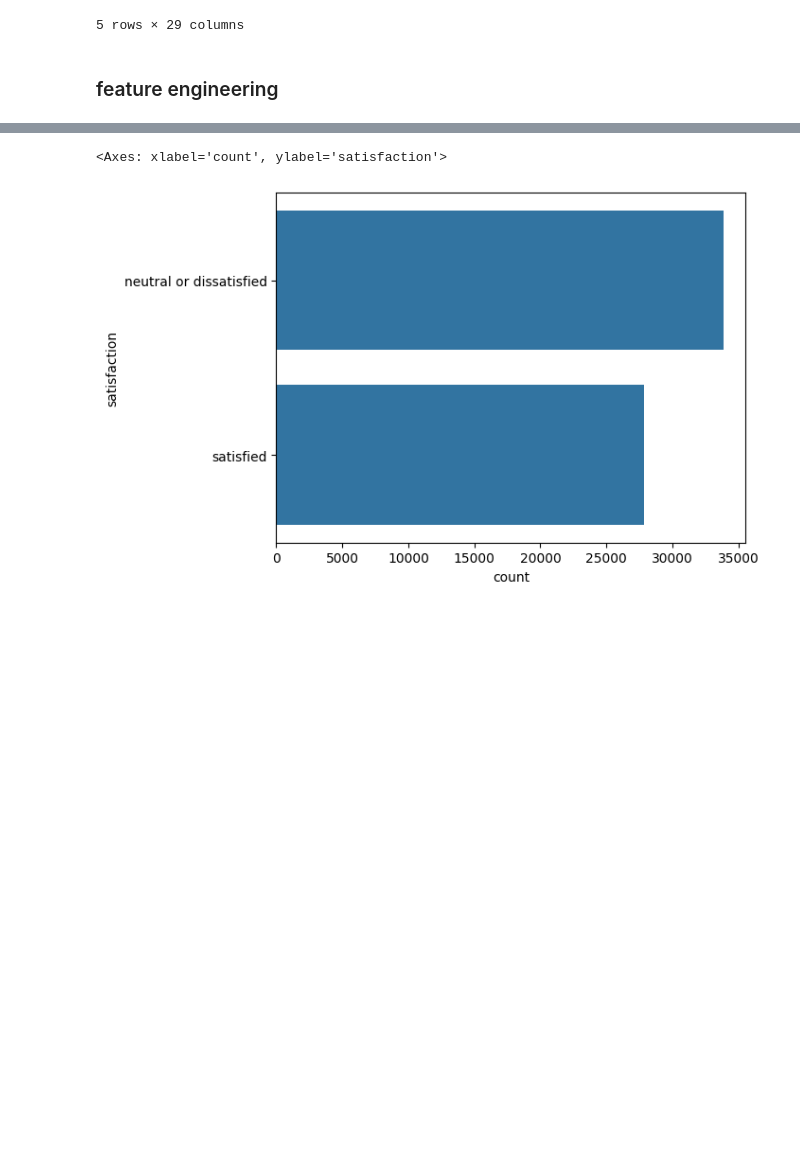
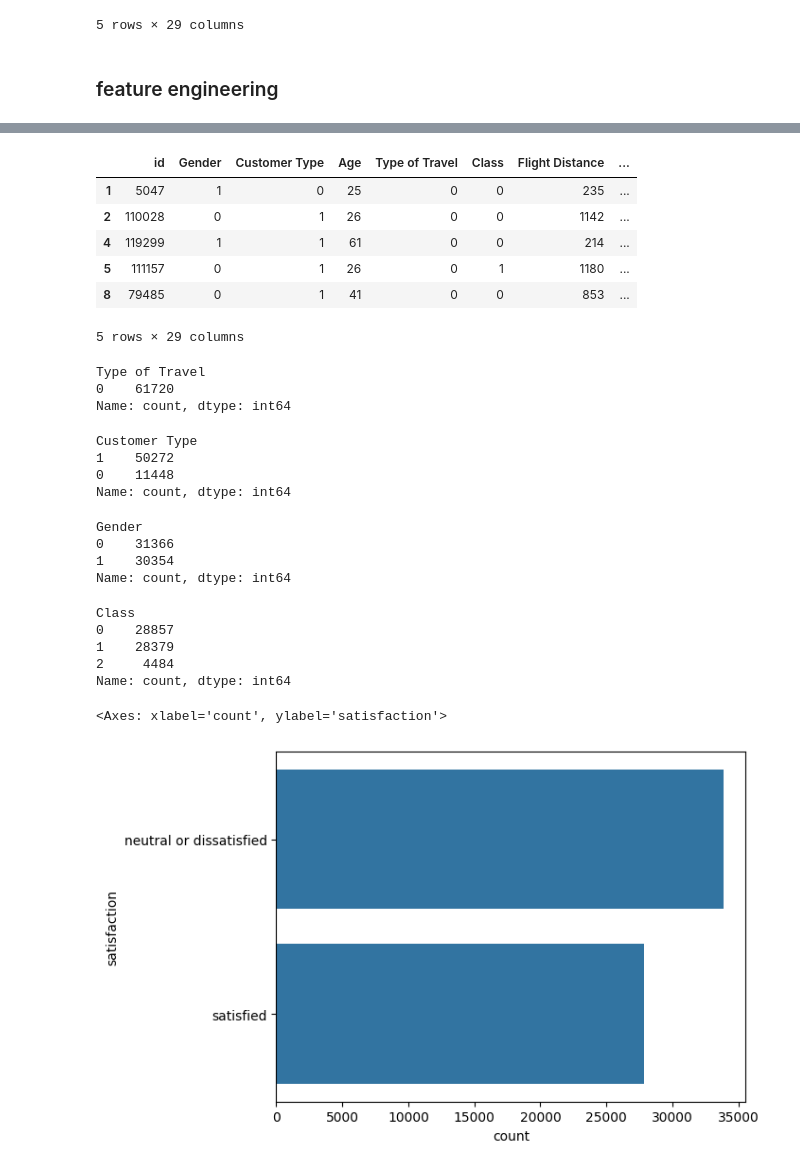
Before and after one commit to thobs-10/ml-zoomcamp-capstone, a Jupyter notebook: notebooks/eda.ipynb, the cells around one changed output, grey strips where cells are left out. Saved outputs shown, nothing was run; the diff lists cells and outputs as text; code cells hidden in the pictures; blank space fills up the shorter version.

```diff
--- a/notebooks/eda.ipynb
+++ b/notebooks/eda.ipynb
@@ -331,3 +376,41 @@ pandas.core.frame.DataFrame
+# %%
+df.head()
+# %% [output]
+|  | id | Gender | Customer Type | Age | Type of Travel | Class | Flight Distance | ... |
+| 1 | 5047 | 1 | 0 | 25 | 0 | 0 | 235 | ... |
+| 2 | 110028 | 0 | 1 | 26 | 0 | 0 | 1142 | ... |
+| 4 | 119299 | 1 | 1 | 61 | 0 | 0 | 214 | ... |
+| 5 | 111157 | 0 | 1 | 26 | 0 | 1 | 1180 | ... |
+| 8 | 79485 | 0 | 1 | 41 | 0 | 0 | 853 | ... |
+5 rows × 29 columns
+# %%
+df['Type of Travel'].value_counts()
+# %% [output]
+Type of Travel
+0    61720
+Name: count, dtype: int64
+# %%
+df['Customer Type'].value_counts()
+# %% [output]
+Customer Type
+1    50272
+0    11448
+Name: count, dtype: int64
+# %%
+df['Gender'].value_counts()
+# %% [output]
+Gender
+0    31366
+1    30354
+Name: count, dtype: int64
+# %%
+df['Class'].value_counts()
+# %% [output]
+Class
+0    28857
+1    28379
+2     4484
+Name: count, dtype: int64
 # %%
 corr_matrix = X.corr().abs()
 upper = corr_matrix.where(np.triu(np.ones(corr_matrix.shape), k=1).astype(np.bool))
```
Also changed, not shown: parts of 11 cells of this notebook.
